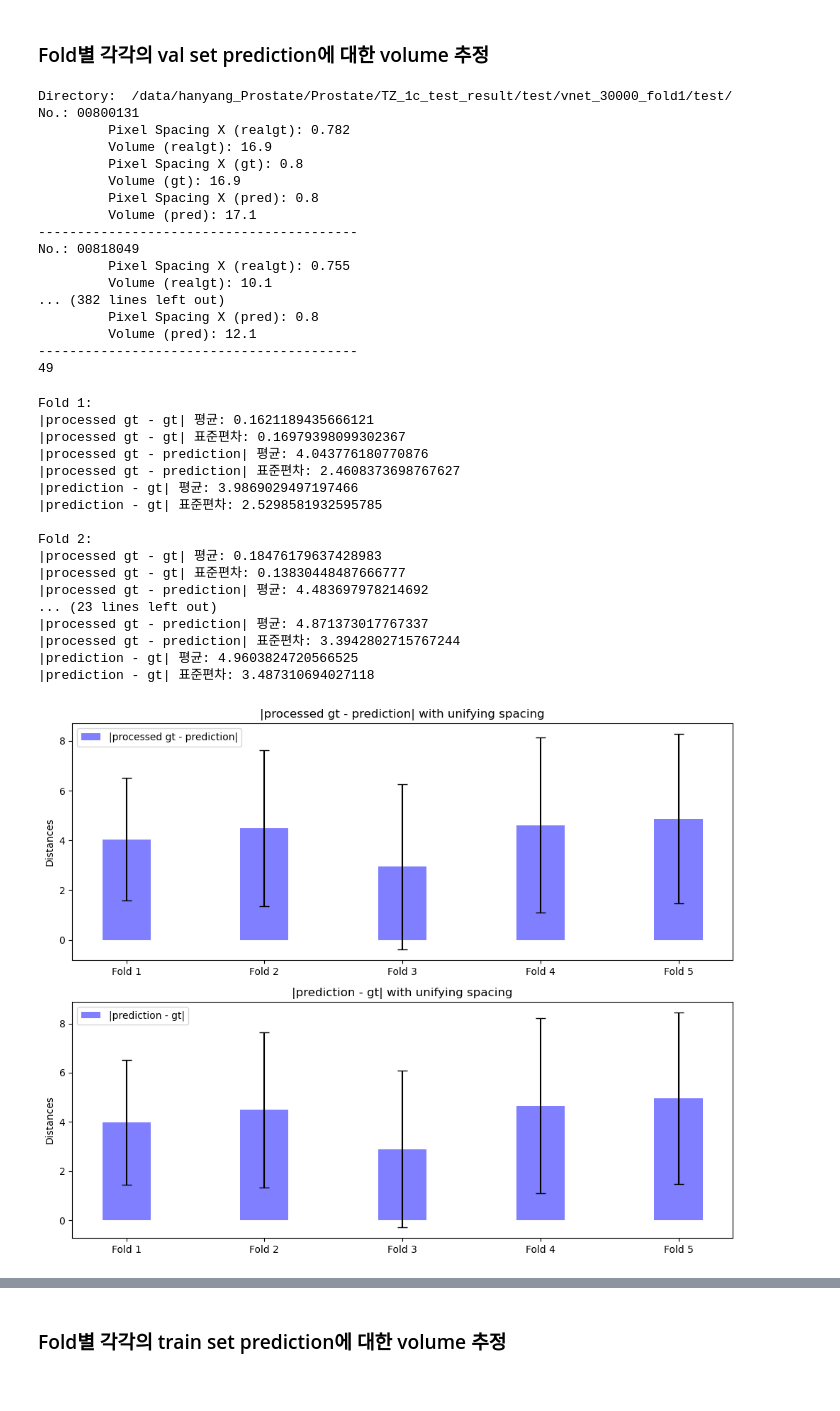
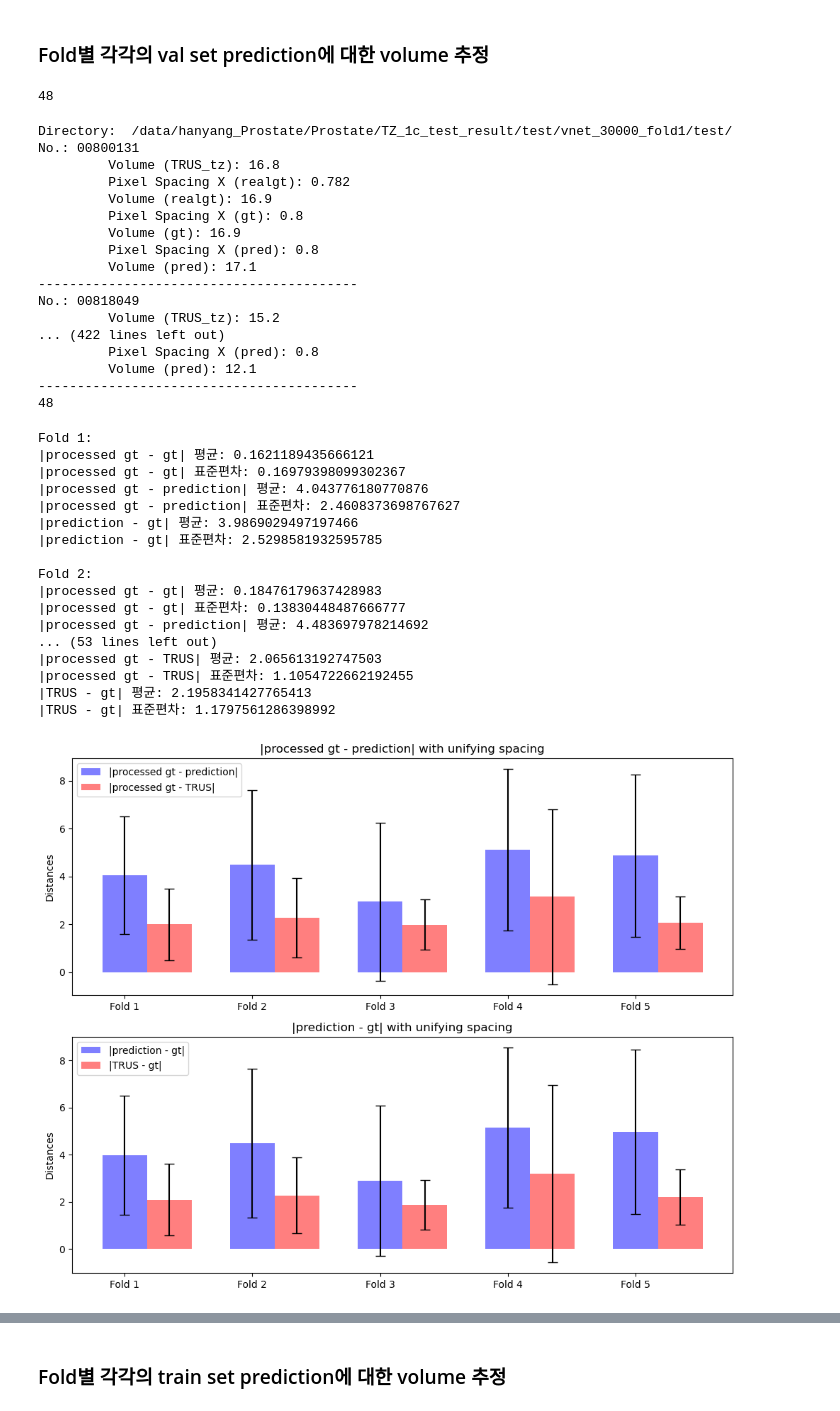
Before and after one commit to hyu-cvlab/personal_jinseonoh_medical, a Jupyter notebook: volume_estimation_TZ.ipynb, the cells around one changed output, grey strips where cells are left out. Cells and saved outputs as stored; diff of their text form; code cells hidden in the pictures.

```diff
--- a/volume_estimation_TZ.ipynb
+++ b/volume_estimation_TZ.ipynb
@@ -407,24 +407,32 @@ plt.show()
 
 # Excel 초음파 파일 읽기
 # df = pd.read_excel('./TRUS_HP_201706_202206_20230904.xlsx')
-df = pd.read_excel('./TRUS_HP_201706_202206_20230904.xlsx', engine='openpyxl', dtype={'A': str})
+df = pd.read_excel('./TRUS_HP_201706_202206_20231013.xlsx', engine='openpyxl', dtype={'A': str})
 
 # 제목 행 삭제
 # df = df.iloc[1:]
 
 # A열부터 50번째 열까지만 선택
 df = df.iloc[:49]
+# print(df)
 
 # A열을 인덱스로 설정
 # 'ID' 열을 문자열로 변환하고 8자리로 맞추기 위해 앞에 '0' 추가
 df['ID'] = df['ID'].astype(str).str.zfill(8)
 df.set_index('ID', inplace=True)
+# df = df.dropna(subset=['Total volume \n(US)'])
+df = df.dropna(subset=['TZ volume \n(US)'])
+# print(df)
 # print(df)
 # H열의 데이터를 딕셔너리로 추출
-TRUS = df['Total volume \n(US)'].to_dict()  ### 아직 데이터 확보 전
+# TRUS_total = df['Total volume \n(US)'].to_dict()
+TRUS_tz = df['TZ volume \n(US)'].to_dict()
 
 # 결과 출력
-# print(TRUS)
+# print(len(TRUS_total.keys()))
+print(len(TRUS_tz.keys()))
+# %% [output]
+48
 # %%
 # import os
 # import numpy as np
@@ -475,15 +483,15 @@ for fold_idx, directory_path in enumerate(directory_paths, start=1):
                         volume_realgt = calculate_volume(mask_voxel_count_realgt, pixel_spacing_x_realgt, pixel_spacing_y_realgt, slice_gap_realgt)
 
                         # 값 저장
-                        if a_value in TRUS:
+                        if a_value in TRUS_tz:
                             cnt += 1
                             a_lists[fold_idx - 1].append(volume_gt)
                             b_lists[fold_idx - 1].append(volume_pred)
                             c_lists[fold_idx - 1].append(volume_realgt)
-                            d_lists[fold_idx - 1].append(TRUS[a_value])
+                            d_lists[fold_idx - 1].append(TRUS_tz[a_value])
                             # 출력
                             print(f"No.: {a_value}")
-#                             print(f"\t Volume (TRUS): {TRUS[a_value]}")
+                            print(f"\t Volume (TRUS_tz): {TRUS_tz[a_value]}")
                             print(f"\t Pixel Spacing X (realgt): {np.round(float(pixel_spacing_x_realgt),3)}")
                             print(f"\t Volume (realgt): {np.round(volume_realgt,1)}")
                             print(f"\t Pixel Spacing X (gt): {np.round(float(pixel_spacing_x_gt),3)}")
@@ -495,6 +503,7 @@ print(cnt)
 # %% [output]
 Directory:  /data/hanyang_Prostate/Prostate/TZ_1c_test_result/test/vnet_30000_fold1/test/
 No.: 00800131
+         Volume (TRUS_tz): 16.8
          Pixel Spacing X (realgt): 0.782
          Volume (realgt): 16.9
          Pixel Spacing X (gt): 0.8
@@ -503,13 +512,12 @@ No.: 00800131
          Volume (pred): 17.1
 -----------------------------------------
 No.: 00818049
-         Pixel Spacing X (realgt): 0.755
-         Volume (realgt): 10.1
-... (382 lines left out)
+         Volume (TRUS_tz): 15.2
+... (422 lines left out)
          Pixel Spacing X (pred): 0.8
          Volume (pred): 12.1
 -----------------------------------------
-49
+48
 # %%
 # 데이터 처리
 mean_ac = []
@@ -553,26 +561,26 @@ for fold_idx, (a_values, b_values, c_values) in enumerate(zip(a_lists, b_lists,
     print(f"|prediction - gt| 표준편차: {std_bc_fold}")
     print()
 
-# # fold별로 |a-d|와 |d-c| 계산 : fold마다 validation에 사용된 데이터가 다를거라서
-# for fold_idx, (a_values, d_values, c_values) in enumerate(zip(a_lists, d_lists, c_lists), start=1):
-#     abs_diff_ad_fold = np.abs(np.array(a_values) - np.array(d_values))
-#     abs_diff_dc_fold = np.abs(np.array(d_values) - np.array(c_values))
+# fold별로 |a-d|와 |d-c| 계산 : fold마다 validation에 사용된 데이터가 다를거라서
+for fold_idx, (a_values, d_values, c_values) in enumerate(zip(a_lists, d_lists, c_lists), start=1):
+    abs_diff_ad_fold = np.abs(np.array(a_values) - np.array(d_values))
+    abs_diff_dc_fold = np.abs(np.array(d_values) - np.array(c_values))
 
-#     mean_ad_fold = np.mean(abs_diff_ad_fold)
-#     std_ad_fold = np.std(abs_diff_ad_fold)
-#     mean_dc_fold = np.mean(abs_diff_dc_fold)
-#     std_dc_fold = np.std(abs_diff_dc_fold)
-#     mean_ad.append(mean_ad_fold)
-#     std_ad.append(std_ad_fold)
-#     mean_dc.append(mean_dc_fold)
-#     std_dc.append(std_dc_fold)
+    mean_ad_fold = np.mean(abs_diff_ad_fold)
+    std_ad_fold = np.std(abs_diff_ad_fold)
+    mean_dc_fold = np.mean(abs_diff_dc_fold)
+    std_dc_fold = np.std(abs_diff_dc_fold)
+    mean_ad.append(mean_ad_fold)
+    std_ad.append(std_ad_fold)
+    mean_dc.append(mean_dc_fold)
+    std_dc.append(std_dc_fold)
 
-#     print(f"Fold {fold_idx}:")
-#     print(f"|processed gt - TRUS| 평균: {mean_ad_fold}")
-#     print(f"|processed gt - TRUS| 표준편차: {std_ad_fold}")
-#     print(f"|TRUS - gt| 평균: {mean_dc_fold}")
-#     print(f"|TRUS - gt| 표준편차: {std_dc_fold}")
-#     print()
+    print(f"Fold {fold_idx}:")
+    print(f"|processed gt - TRUS| 평균: {mean_ad_fold}")
+    print(f"|processed gt - TRUS| 표준편차: {std_ad_fold}")
+    print(f"|TRUS - gt| 평균: {mean_dc_fold}")
+    print(f"|TRUS - gt| 표준편차: {std_dc_fold}")
+    print()
 
 # Fold별 바 차트 그리기
 fig, axes = plt.subplots(2, 1, figsize=(10, 8))
@@ -580,43 +588,43 @@ bar_width = 0.35
 
 # 첫 번째 plot
 axes[0].bar(range(1, num_folds + 1), mean_ab, bar_width, yerr=std_ab, color='b', alpha=0.5, capsize=5, label='|processed gt - prediction|')
-# axes[0].bar([x + bar_width for x in range(1, num_folds + 1)], mean_ad, bar_width, color='r', yerr=std_ad, alpha=0.5, capsize=5, label='|processed gt - TRUS|')
+axes[0].bar([x + bar_width for x in range(1, num_folds + 1)], mean_ad, bar_width, color='r', yerr=std_ad, alpha=0.5, capsize=5, label='|processed gt - TRUS|')
 axes[0].set_xticks(range(1, num_folds + 1))
 axes[0].set_xticklabels([f'Fold {i}' for i in range(1, num_folds + 1)])
 axes[0].set_ylabel('Distances')
 axes[0].set_title('|processed gt - prediction| with unifying spacing')
 axes[0].legend()
 
 # 두 번째 plot
 axes[1].bar(range(1, num_folds + 1), mean_bc, bar_width, yerr=std_bc, color='b', alpha=0.5, capsize=5, label='|prediction - gt|')
-# axes[1].bar([x + bar_width for x in range(1, num_folds + 1)], mean_dc, bar_width, yerr=std_dc, color='r', alpha=0.5, capsize=5, label='|TRUS - gt|')
+axes[1].bar([x + bar_width for x in range(1, num_folds + 1)], mean_dc, bar_width, yerr=std_dc, color='r', alpha=0.5, capsize=5, label='|TRUS - gt|')
 axes[1].set_xticks(range(1, num_folds + 1))
 axes[1].set_xticklabels([f'Fold {i}' for i in range(1, num_folds + 1)])
 axes[1].set_ylabel('Distances')
 axes[1].set_title('|prediction - gt| with unifying spacing')
 axes[1].legend()
 
 plt.tight_layout()
 plt.show()
 # %% [output]
 Fold 1:
 |processed gt - gt| 평균: 0.1621189435666121
 |processed gt - gt| 표준편차: 0.16979398099302367
 |processed gt - prediction| 평균: 4.043776180770876
 |processed gt - prediction| 표준편차: 2.4608373698767627
 |prediction - gt| 평균: 3.9869029497197466
 |prediction - gt| 표준편차: 2.5298581932595785
 
 Fold 2:
 |processed gt - gt| 평균: 0.18476179637428983
 |processed gt - gt| 표준편차: 0.13830448487666777
 |processed gt - prediction| 평균: 4.483697978214692
-... (23 lines left out)
-|processed gt - prediction| 평균: 4.871373017767337
-|processed gt - prediction| 표준편차: 3.3942802715767244
-|prediction - gt| 평균: 4.9603824720566525
-|prediction - gt| 표준편차: 3.487310694027118
+... (53 lines left out)
+|processed gt - TRUS| 평균: 2.065613192747503
+|processed gt - TRUS| 표준편차: 1.1054722662192455
+|TRUS - gt| 평균: 2.1958341427765413
+|TRUS - gt| 표준편차: 1.1797561286398992
-[figure, old version]
+[figure, new version]
 # %%
 fig, axes = plt.subplots(2, 1, figsize=(4, 8))
 bar_width = 0.35
```
Also changed, not shown: parts of 4 cells of this notebook, 2 other files.
